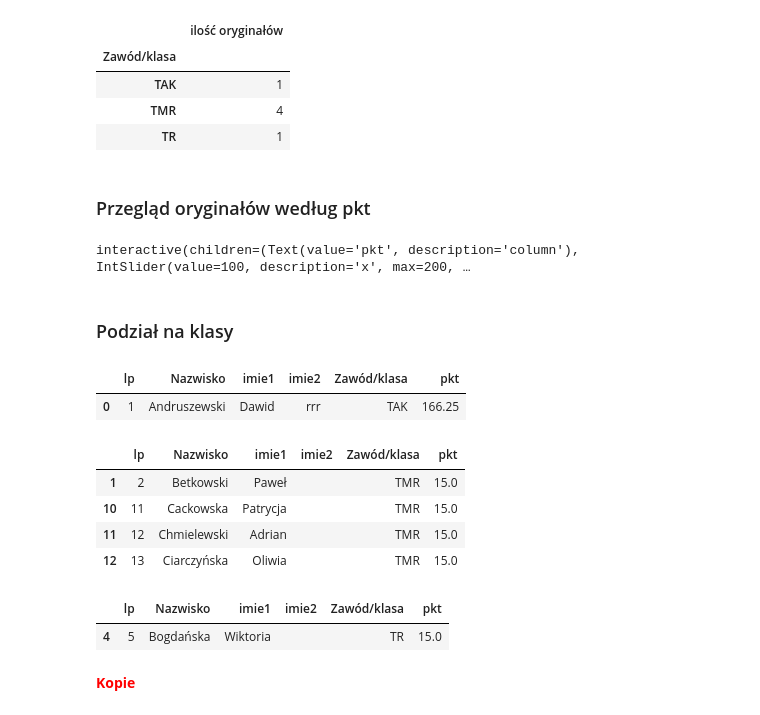
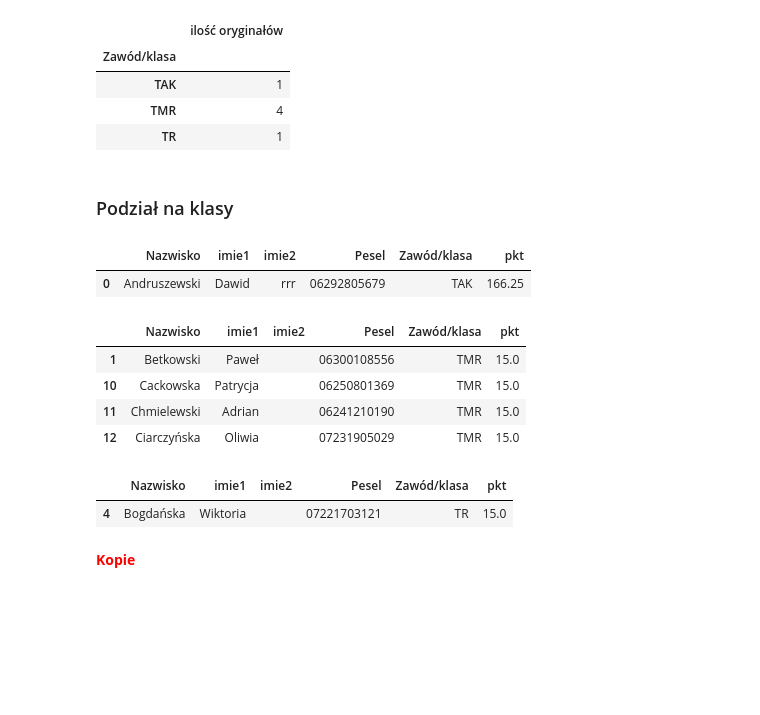
Before and after one commit to mixer123/rekrutacja2023_24, a Jupyter notebook: Rekrutacja2023_24.ipynb, the cells around one changed output. Cells and saved outputs as stored; diff of their text form; code cells hidden in the pictures; blank space fills up the shorter version.

```diff
--- a/Rekrutacja2023_24.ipynb
+++ b/Rekrutacja2023_24.ipynb
@@ -130,15 +130,6 @@ df_oryg.groupby('Zawód/klasa').count()[['lp']].rename(columns={"lp": "ilość o
 | TAK | 1 |
 | TMR | 4 |
 | TR | 1 |
-# %% [markdown]
-### Przegląd oryginałów według pkt
-# %%
-# list_col=['lp','Nazwisko','imie1','imie2','Zawód/klasa','pkt']
-@interact
-def oryg_by_pkt(column='pkt', x=(0,200,10)):
-    return df_oryg.loc[df_oryg[column] < x]
-# %% [output]
-interactive(children=(Text(value='pkt', description='column'), IntSlider(value=100, description='x', max=200, …
 # %% [markdown]
 ### Podział na klasy
 # %%
@@ -153,20 +143,20 @@ css = """
 HTML('<style>{}</style>'.format(css))
+# %%
+list_col=['Nazwisko','imie1','imie2','Pesel','Zawód/klasa','pkt']
 # %%
-list_col=['lp','Nazwisko','imie1','imie2','Zawód/klasa','pkt']
-
 for val in value_list:
     df_oryg[df_oryg['Zawód/klasa']==val].loc[:,list_col].to_html('oryginal/'+str(val)+'.html', index=False)
     display(df_oryg[df_oryg['Zawód/klasa']==val].loc[:,list_col])
 # %% [output]
-|  | lp | Nazwisko | imie1 | imie2 | Zawód/klasa | pkt |
-| 0 | 1 | Andruszewski | Dawid | rrr | TAK | 166.25 |
+|  | Nazwisko | imie1 | imie2 | Pesel | Zawód/klasa | pkt |
+| 0 | Andruszewski | Dawid | rrr | 06292805679 | TAK | 166.25 |
-|  | lp | Nazwisko | imie1 | imie2 | Zawód/klasa | pkt |
-| 1 | 2 | Betkowski | Paweł |  | TMR | 15.0 |
-| 10 | 11 | Cackowska | Patrycja |  | TMR | 15.0 |
-| 11 | 12 | Chmielewski | Adrian |  | TMR | 15.0 |
-| 12 | 13 | Ciarczyńska | Oliwia |  | TMR | 15.0 |
+|  | Nazwisko | imie1 | imie2 | Pesel | Zawód/klasa | pkt |
+| 1 | Betkowski | Paweł |  | 06300108556 | TMR | 15.0 |
+| 10 | Cackowska | Patrycja |  | 06250801369 | TMR | 15.0 |
+| 11 | Chmielewski | Adrian |  | 06241210190 | TMR | 15.0 |
+| 12 | Ciarczyńska | Oliwia |  | 07231905029 | TMR | 15.0 |
-|  | lp | Nazwisko | imie1 | imie2 | Zawód/klasa | pkt |
-| 4 | 5 | Bogdańska | Wiktoria |  | TR | 15.0 |
+|  | Nazwisko | imie1 | imie2 | Pesel | Zawód/klasa | pkt |
+| 4 | Bogdańska | Wiktoria |  | 07221703121 | TR | 15.0 |
 # %% [markdown]
 <b><font size="+3" color="red">Kopie</b>
 # %% [markdown]
```
Also changed, not shown: parts of 10 cells of this notebook, 8 other files.
